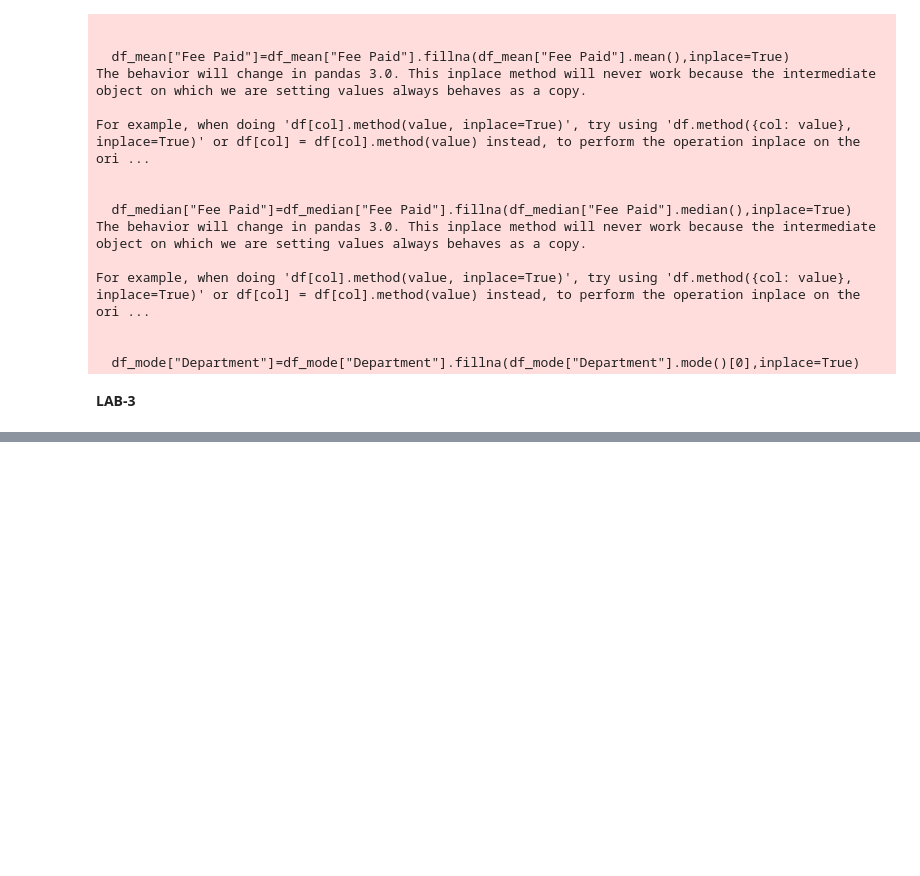
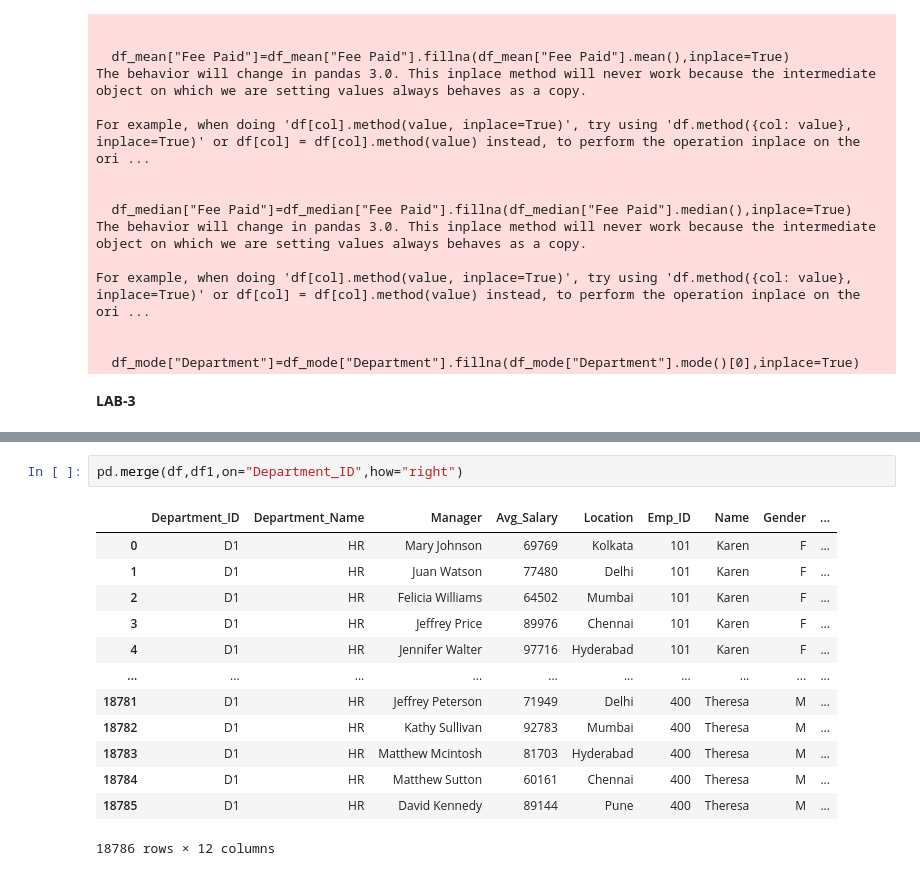
Before and after one commit to janviishere/Python-Program, a Jupyter notebook: LabWork(DWAC).ipynb, the cells around one changed output, grey strips where cells are left out. Drawn from its saved outputs; the diff is of its cells as text; blank space fills up the shorter version.

```diff
--- a/LabWork(DWAC).ipynb
+++ b/LabWork(DWAC).ipynb
@@ -154,0 +406,16 @@ For example, when doing 'df[col].method(value, inplace=True)', try using 'df.met
+# %%
+pd.merge(df,df1,on="Department_ID",how="right")
+# %% [output]
+|  | Department_ID | Department_Name | Manager | Avg_Salary | Location | Emp_ID | Name | Gender | ... |
+| 0 | D1 | HR | Mary Johnson | 69769 | Kolkata | 101 | Karen | F | ... |
+| 1 | D1 | HR | Juan Watson | 77480 | Delhi | 101 | Karen | F | ... |
+| 2 | D1 | HR | Felicia Williams | 64502 | Mumbai | 101 | Karen | F | ... |
+| 3 | D1 | HR | Jeffrey Price | 89976 | Chennai | 101 | Karen | F | ... |
+| 4 | D1 | HR | Jennifer Walter | 97716 | Hyderabad | 101 | Karen | F | ... |
+| ... | ... | ... | ... | ... | ... | ... | ... | ... | ... |
+| 18781 | D1 | HR | Jeffrey Peterson | 71949 | Delhi | 400 | Theresa | M | ... |
+| 18782 | D1 | HR | Kathy Sullivan | 92783 | Mumbai | 400 | Theresa | M | ... |
+| 18783 | D1 | HR | Matthew Mcintosh | 81703 | Hyderabad | 400 | Theresa | M | ... |
+| 18784 | D1 | HR | Matthew Sutton | 60161 | Chennai | 400 | Theresa | M | ... |
+| 18785 | D1 | HR | David Kennedy | 89144 | Pune | 400 | Theresa | M | ... |
+18786 rows × 12 columns
```
Also changed, not shown: parts of 53 cells of this notebook.
